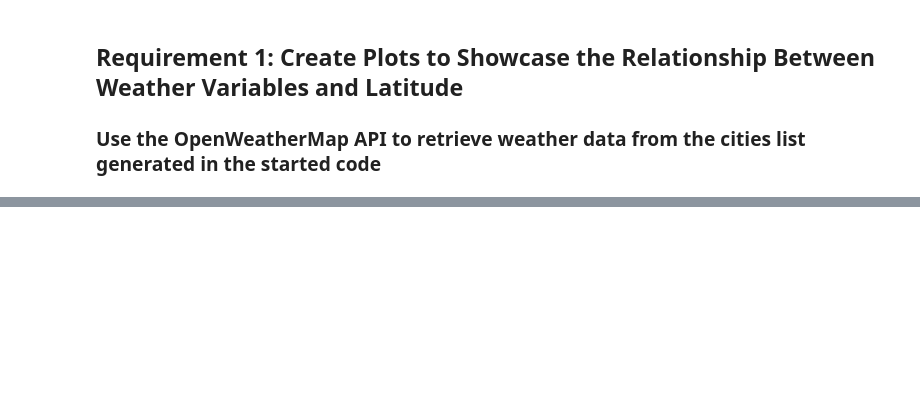
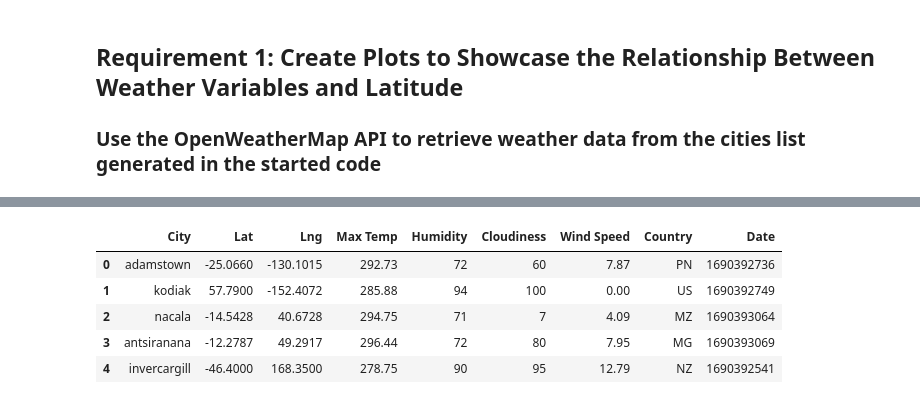
Before and after one commit to JNorthData/Weather_API, a Jupyter notebook: WeatherAPI.ipynb, the cells around one changed output, grey strips where cells are left out. Saved outputs shown, nothing was run; the diff lists cells and outputs as text; code cells hidden in the pictures; blank space fills up the shorter version.

Commit message:
finally parsed JSON from API

```diff
--- a/WeatherAPI.ipynb
+++ b/WeatherAPI.ipynb
@@ -57,7 +57,7 @@ Number of cities in the list: 592
 import json
 
 # Set the API base URL
-url = f"https://api.openweathermap.org/data/2.5/weather?lat={lat_lng[0]}&lon={lat_lng[1]}&appid={weather_api_key}"
+url = f"https://api.openweathermap.org/data/2.5/weather?appid={weather_api_key}"
 
 # Define an empty list to fetch the weather data for each city
 city_data = []
@@ -79,7 +79,7 @@ for i, city in enumerate(cities):
         record_count = 0
 
     # Create endpoint URL with each city
-    city_url = f"https://api.openweathermap.org/data/2.5/weather?q={city}&appid={weather_api_key}"
+    city_url = f"{url}&q={city.replace(' ', '%20')}"
 
     # Log the url, record, and set numbers
     print("Processing Record %s of Set %s | %s" % (record_count, set_count, city))
@@ -91,20 +91,17 @@ for i, city in enumerate(cities):
     try:
         # Parse the JSON and retrieve data
         response = requests.get(city_url)
-
-        city_data = response.json()
+        city_weather = response.json()
 
         # Parse out latitude, longitude, max temp, humidity, cloudiness, wind speed, country, and date
-        city_lat = city_data["coord"]["lat"]
-        city_lng = city_data["coord"]["lon"]
-        city_max_temp = city_data["main"]["temp_max"]
-        city_humidity = city_data["main"]["humidity"]
-        city_clouds = city_data["clouds"]["all"]
-        city_wind = city_data["wind"]["speed"]
-        city_country = city_data["sys"]["country"]
-        city_date = city_data["dt"]
-
-        print(city_country)
+        city_lat = city_weather["coord"]["lat"]
+        city_lng = city_weather["coord"]["lon"]
+        city_max_temp = city_weather["main"]["temp_max"]
+        city_humidity = city_weather["main"]["humidity"]
+        city_clouds = city_weather["clouds"]["all"]
+        city_wind = city_weather["wind"]["speed"]
+        city_country = city_weather["sys"]["country"]
+        city_date = city_weather["dt"]
 
         # Append the City information into city_data list
         city_data.append({"City": city,
@@ -153,3 +161,10 @@ city_data_df.count()
 # %%
 # Display sample data
-city_data_df
+city_data_df.head()
+# %% [output]
+|  | City | Lat | Lng | Max Temp | Humidity | Cloudiness | Wind Speed | Country | Date |
+| 0 | adamstown | -25.0660 | -130.1015 | 292.73 | 72 | 60 | 7.87 | PN | 1690392736 |
+| 1 | kodiak | 57.7900 | -152.4072 | 285.88 | 94 | 100 | 0.00 | US | 1690392749 |
+| 2 | nacala | -14.5428 | 40.6728 | 294.75 | 71 | 7 | 4.09 | MZ | 1690393064 |
+| 3 | antsiranana | -12.2787 | 49.2917 | 296.44 | 72 | 80 | 7.95 | MG | 1690393069 |
+| 4 | invercargill | -46.4000 | 168.3500 | 278.75 | 90 | 95 | 12.79 | NZ | 1690392541 |
```
Also changed, not shown: parts of 6 cells of this notebook, 1 other file.
